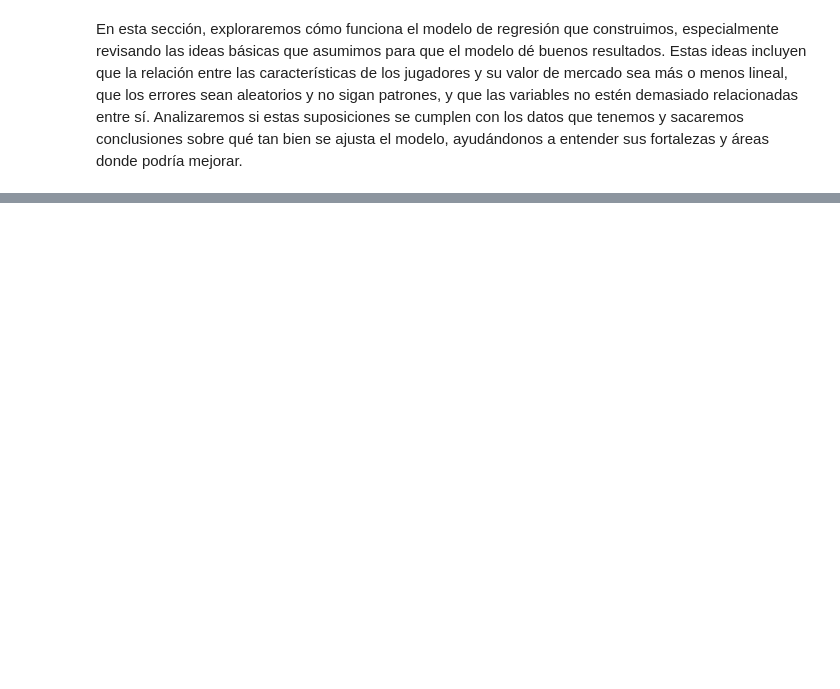
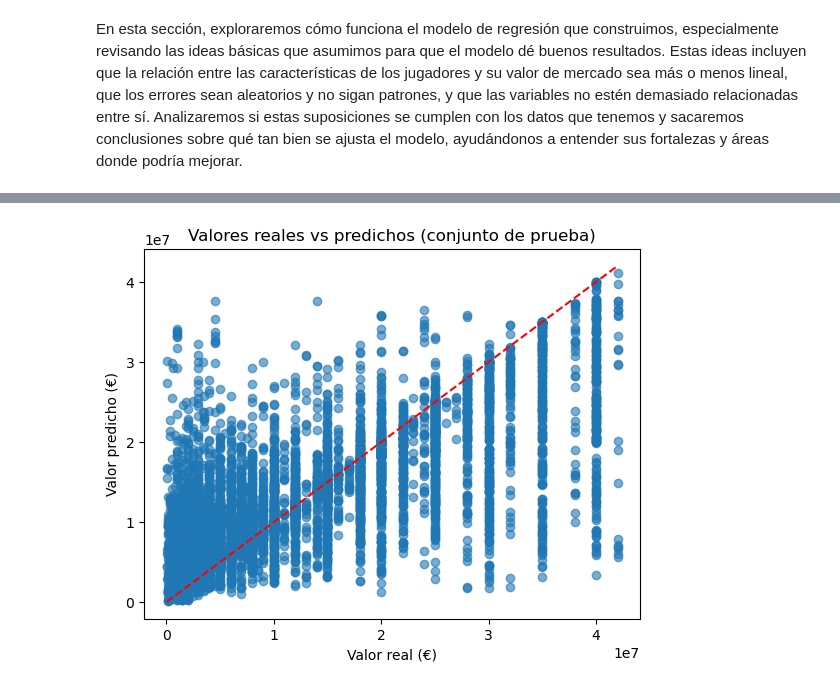
Before and after one commit to carvafel/Lab-1, a Jupyter notebook: Informe 2.1.ipynb, the cells around one changed output, grey strips where cells are left out. Drawn from its saved outputs; the diff is of its cells as text; code cells hidden in the pictures; blank space fills up the shorter version.

```diff
--- a/Informe 2.1.ipynb
+++ b/Informe 2.1.ipynb
@@ -972,7 +972,7 @@ if df['market_value'].dtype == object:
 # Imputación de nulos (ya hecha, pero confirmamos)
 df['%_de_duelos_aereos_ganados'] = df['%_de_duelos_aereos_ganados'].fillna(df['%_de_duelos_aereos_ganados'].median())
 df['Edad_num'] = df['Edad_num'].fillna(df['Edad_num'].mean())
-df['Goles_log'] = df['Goles_log'].fillna(df['Goles_log'].mean())
+df['Goles'] = df['Goles'].fillna(df['Goles'].mean())
 
 # Eliminar outliers usando IQR en market_value
 Q1 = df['market_value'].quantile(0.25)
@@ -1003,7 +1003,7 @@ import numpy as np
 
 # Definir features
 numeric_features = [
-    "Edad_num", "Goles_log", "xG", "npxG", "xA",
+    "Edad_num", "Goles", "xG", "npxG", "xA",
     "Regates_exitosos", "Pases_progresivos",
     "Duelos_aereos_ganados", "%_de_duelos_aereos_ganados"
 ]
@@ -1189,0 +1199,11 @@ En esta sección, exploraremos cómo funciona el modelo de regresión que constr
+# %%
+import matplotlib.pyplot as plt
+
+plt.scatter(y_test, y_test_pred, alpha=0.6)
+plt.plot([y_test.min(), y_test.max()], [y_test.min(), y_test.max()], "--", color="red")
+plt.xlabel("Valor real (€)")
+plt.ylabel("Valor predicho (€)")
+plt.title("Valores reales vs predichos (conjunto de prueba)")
+plt.show()
+# %% [output]
+[figure, added]
```
Also changed, not shown: parts of 8 cells of this notebook.
